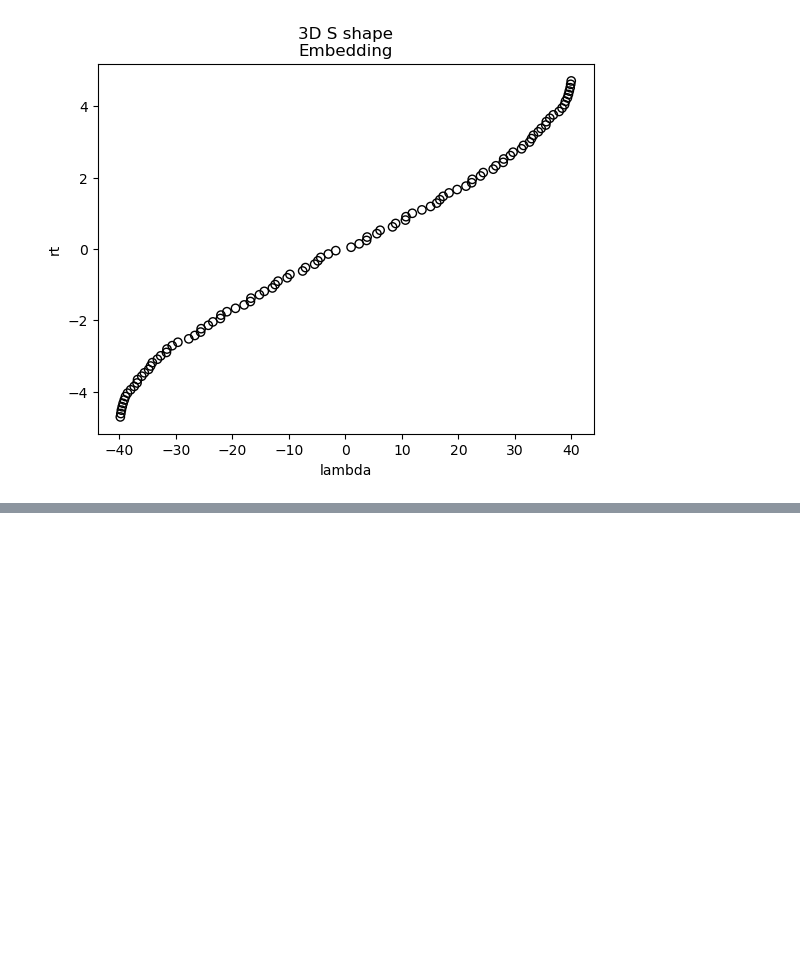
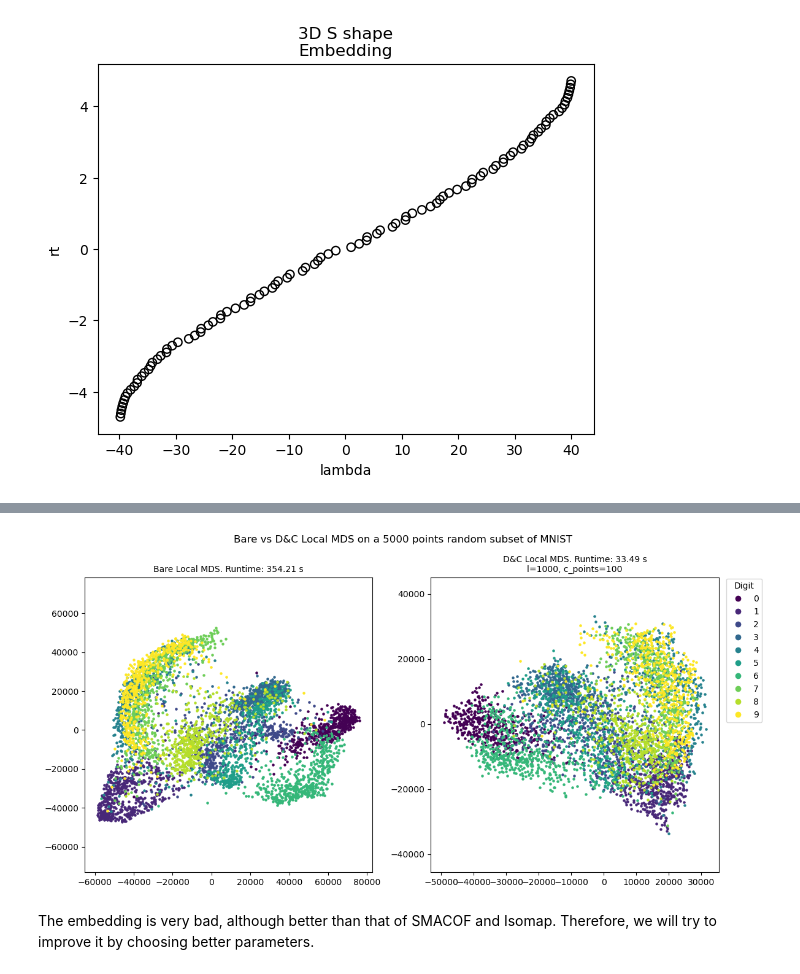
Before and after one commit to airdac/TFM_Adria, a Jupyter notebook: code/d_and_c/LMDS/LMDS_examples.ipynb, the cells around one changed output, grey strips where cells are left out. Cells and saved outputs as stored; diff of their text form; code cells hidden in the pictures; blank space fills up the shorter version.

```diff
--- a/code/d_and_c/LMDS/LMDS_examples.ipynb
+++ b/code/d_and_c/LMDS/LMDS_examples.ipynb
@@ -117,0 +238,3 @@ plt.show()
+# %%
+MNIST_bare1, time_MNIST_bare1 = benchmark(local_mds,
+                                          sampled_pixels1, r=2, verbose=2)
@@ -117,0 +250,4 @@ plt.show()
+# %%
+l, c_points = 1000, 100
+MNIST_dc1, time_MNIST_dc1 = benchmark(divide_conquer,
+                                      DRMethod.LocalMDS, sampled_pixels1, l=l, c_points=c_points, r=2, verbose=2)
@@ -117,0 +272,42 @@ plt.show()
+# %%
+# Plot the embedding
+digits = np.unique(MNIST_target)
+cmap = plt.get_cmap('viridis', len(digits))
+# Create custom legend handles with larger markers
+legend_handles = [mlines.Line2D([], [], linestyle='None', marker='o',
+                                markersize=7,
+                                markerfacecolor=cmap(i),
+                                markeredgewidth=0,
+                                label=int(digit))
+                  for i, digit in enumerate(digits)]
+
+fig, (ax1, ax2) = plt.subplots(1, 2, figsize=(12, 6))
+# Partition 1
+for i, digit in enumerate(digits):
+    mask = sampled_target1 == digit
+    ax1.scatter(MNIST_bare1[mask, 0], MNIST_bare1[mask, 1],
+                color=cmap(i),
+                label=int(digit),
+                s=5)
+ax1.set_title(f'Bare Local MDS. Runtime: {time_MNIST_bare1:.2f} s', fontsize=10)
+ax1.axis('equal')
+
+# Partition 2
+for i, digit in enumerate(digits):
+    mask = sampled_target1 == digit
+    ax2.scatter(MNIST_dc1[mask, 0], MNIST_dc1[mask, 1],
+                color=cmap(i),
+                s=5)
+ax2.set_title(
+    f'D&C Local MDS. Runtime: {time_MNIST_dc1:.2f} s\nl={l}, c_points={c_points}', fontsize=10)
+ax2.axis('equal')
+ax2.legend(handles=legend_handles, title="Digit",
+           bbox_to_anchor=(1.01, 1.01), loc='upper left')
+
+fig.suptitle(f'Bare vs D&C Local MDS on a {n} points random subset of MNIST')
+plt.tight_layout()
+plt.show()
+# %% [output]
+[figure, added]
+# %% [markdown]
+The embedding is very bad, although better than that of SMACOF and Isomap. Therefore, we will try to improve it by choosing better parameters.
```
Also changed, not shown: parts of 26 cells of this notebook, 7 other files.
